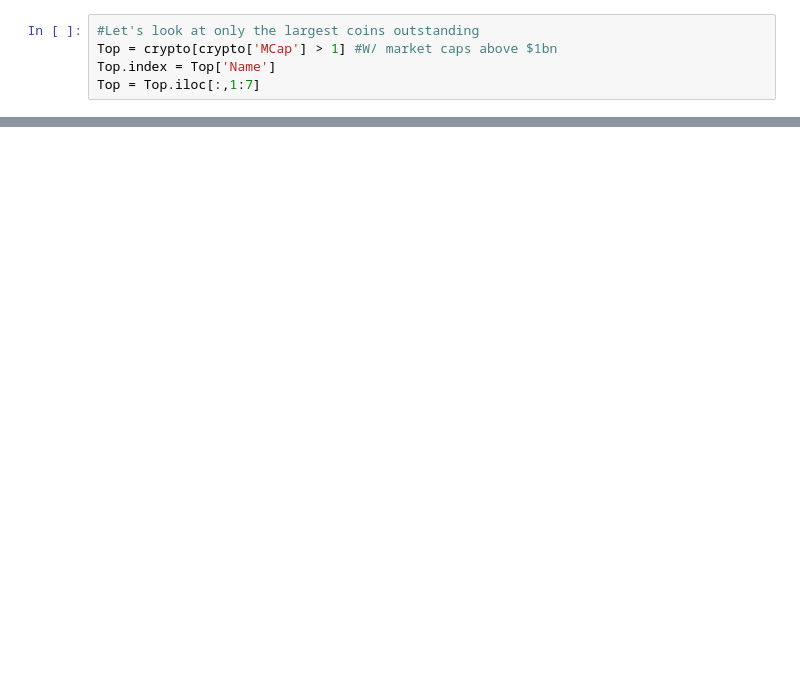
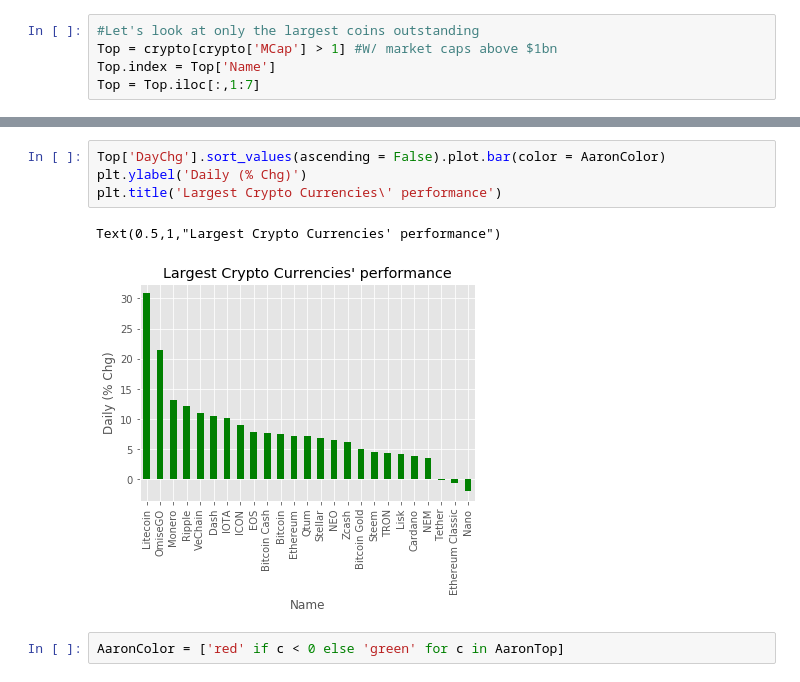
Before and after one commit to Kencol3/Scrapy-Crypto, a Jupyter notebook: crypto/Crypto.ipynb, the cells around one changed output, grey strips where cells are left out. Saved outputs shown, nothing was run; the diff lists cells and outputs as text; blank space fills up the shorter version.

```diff
--- a/crypto/Crypto.ipynb
+++ b/crypto/Crypto.ipynb
@@ -163,0 +223,9 @@ Text(0.5,1,'Top 10 Crypto Currencies')
+# %%
+Top['DayChg'].sort_values(ascending = False).plot.bar(color = AaronColor)
+plt.ylabel('Daily (% Chg)')
+plt.title('Largest Crypto Currencies\' performance')
+# %% [output]
+Text(0.5,1,"Largest Crypto Currencies' performance")
+[figure, added]
+# %%
+AaronColor = ['red' if c < 0 else 'green' for c in AaronTop]
```
Also changed, not shown: parts of 20 cells of this notebook, 2 other files.
